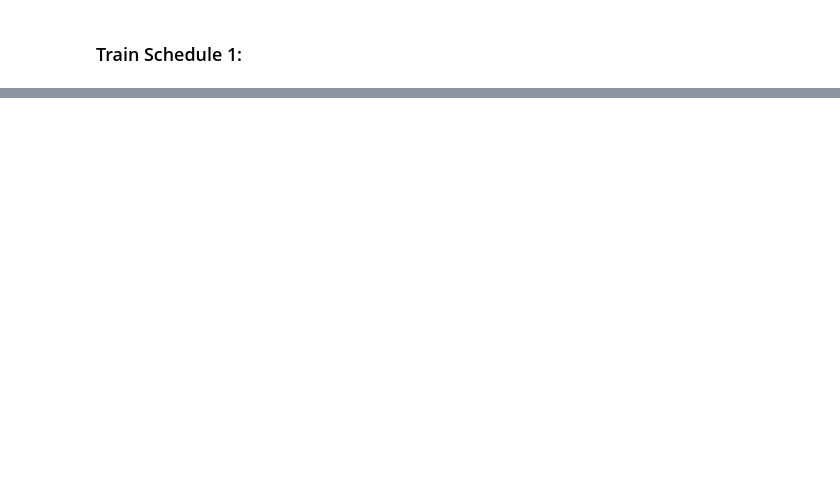
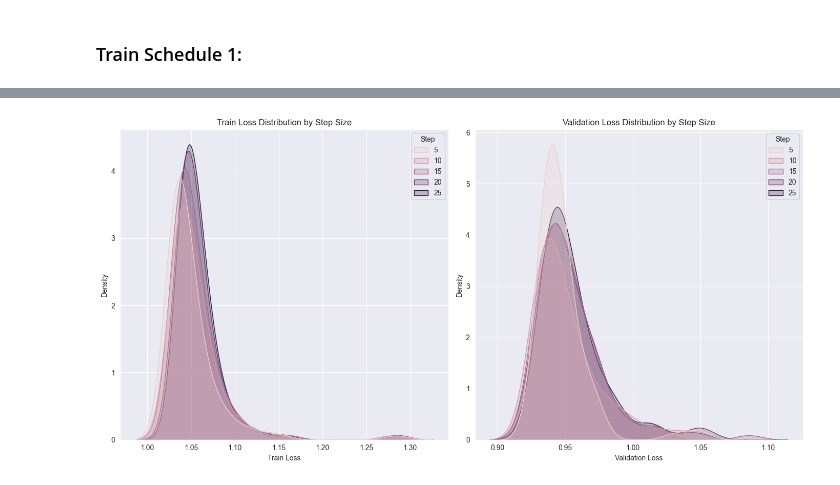
Before and after one commit to omar11205/torchDeepLearning, a Jupyter notebook: ANN/20_torch_taxi_fares_p3.ipynb, the cells around one changed output, grey strips where cells are left out. Cells and saved outputs as stored; diff of their text form; code cells hidden in the pictures; blank space fills up the shorter version.

```diff
--- a/ANN/20_torch_taxi_fares_p3.ipynb
+++ b/ANN/20_torch_taxi_fares_p3.ipynb
@@ -354,0 +400,3 @@ Training completed in 1865.15 seconds
+# %%
+results_lr_08 = pd.read_csv('export/results_lr_08.csv')
+results_lr_08.head(10)
@@ -354,0 +424,21 @@ Training completed in 1865.15 seconds
+# %%
+plt.figure(figsize=(14, 7))
+
+# Train Loss
+plt.subplot(1, 2, 1)
+sns.kdeplot(data=results_lr_08, x='Train Loss', hue='Step', fill=True)
+plt.title('Train Loss Distribution by Step Size')
+plt.xlabel('Train Loss')
+plt.ylabel('Density')
+
+# Validation Loss
+plt.subplot(1, 2, 2)
+sns.kdeplot(data=results_lr_08, x='Validation Loss', hue='Step', fill=True)
+plt.title('Validation Loss Distribution by Step Size')
+plt.xlabel('Validation Loss')
+plt.ylabel('Density')
+
+plt.tight_layout()
+plt.show()
+# %% [output]
+[figure, added]
```
Also changed, not shown: parts of 19 cells of this notebook, 3 other files.
